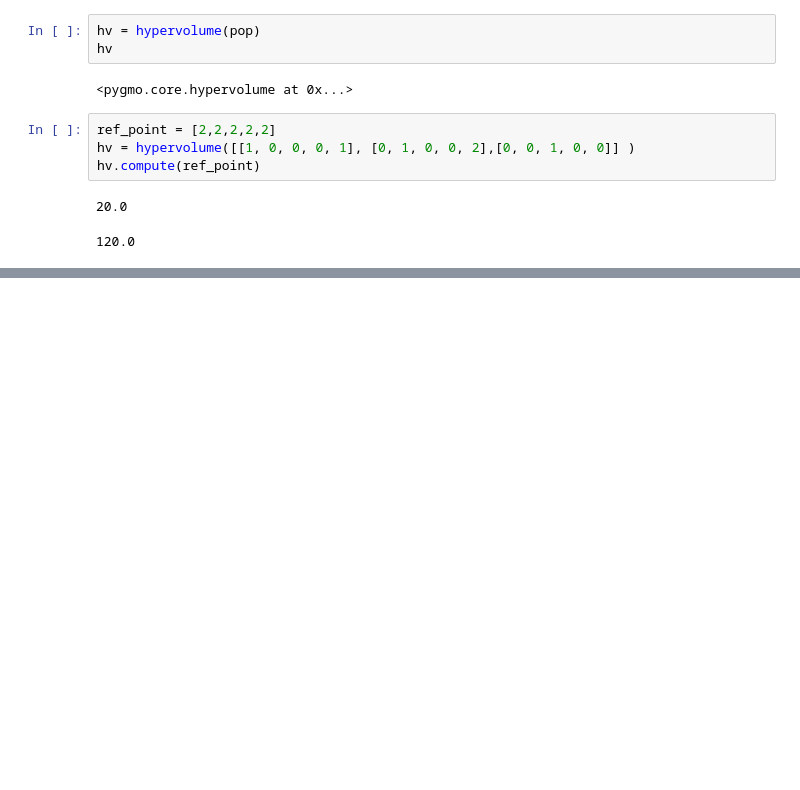
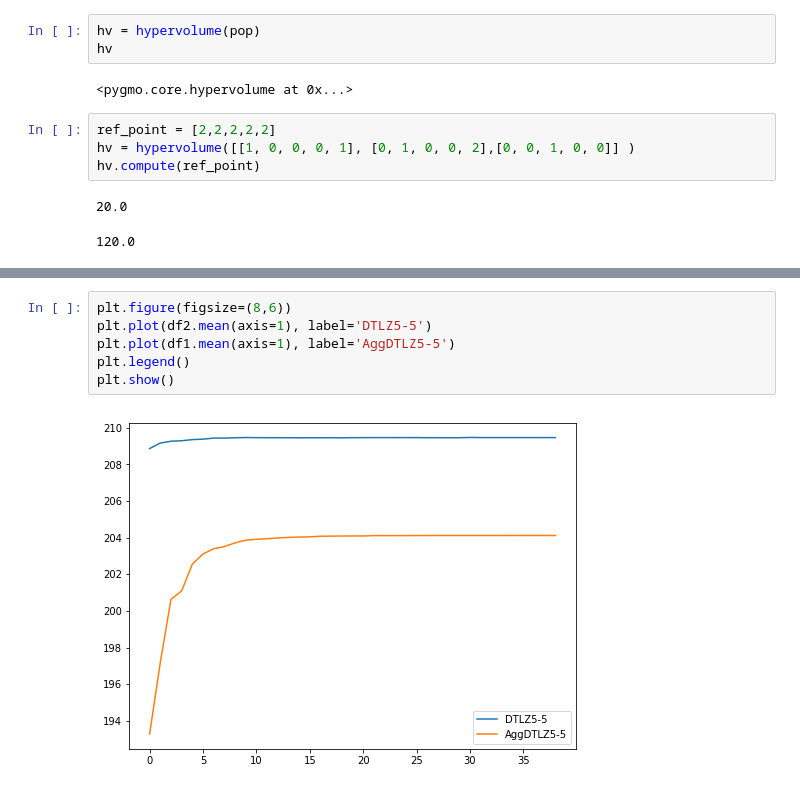
Before and after one commit to renansantosmendes/PhD_Python_2019, a Jupyter notebook: 05-hypervolume-calculation.ipynb, the cells around one changed output, grey strips where cells are left out. Saved outputs shown, nothing was run; the diff lists cells and outputs as text; blank space fills up the shorter version.

```diff
--- a/05-hypervolume-calculation.ipynb
+++ b/05-hypervolume-calculation.ipynb
@@ -89,0 +143,8 @@ df.mean(axis=1).plot()
+# %%
+plt.figure(figsize=(8,6))
+plt.plot(df2.mean(axis=1), label='DTLZ5-5')
+plt.plot(df1.mean(axis=1), label='AggDTLZ5-5')
+plt.legend()
+plt.show()
+# %% [output]
+[figure, added]
```
Also changed, not shown: parts of 8 cells of this notebook.
